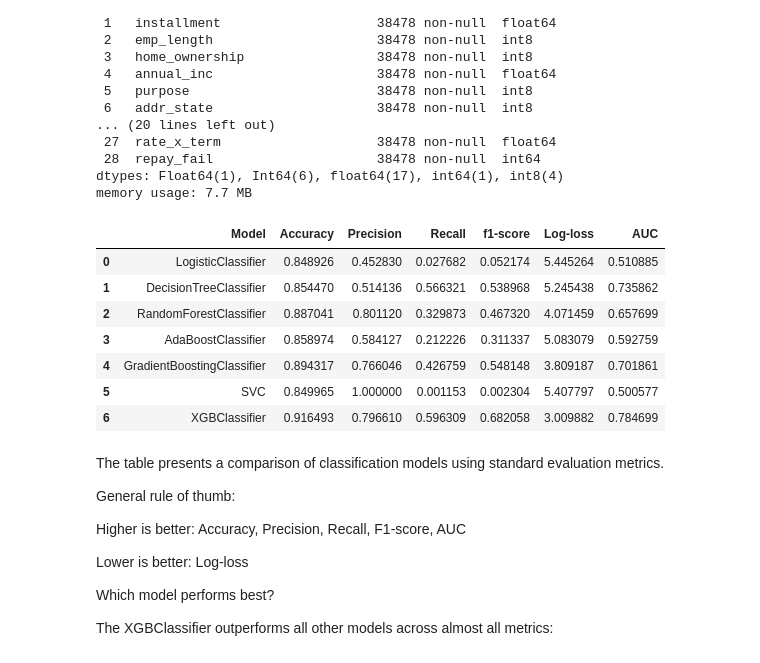
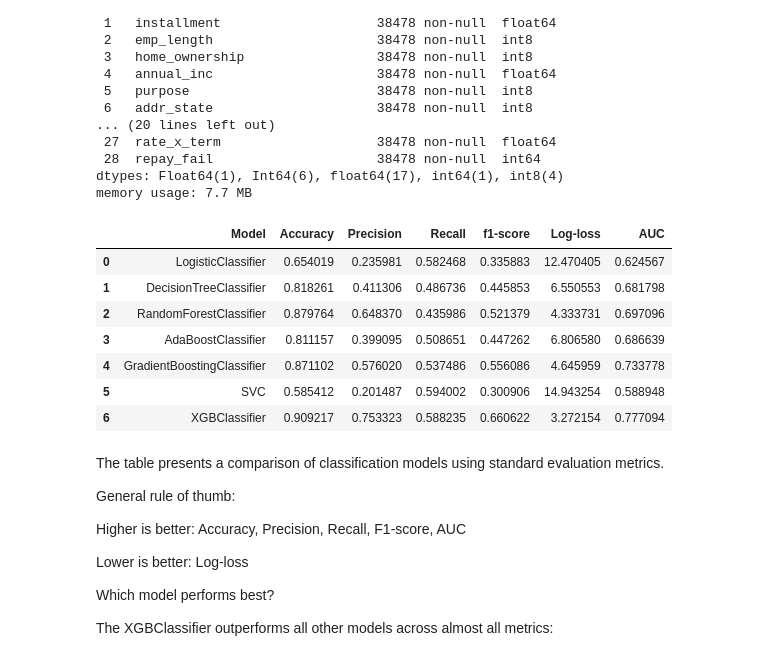
Before and after one commit to ruthreich-star/LoanDefault, a Jupyter notebook: LoanDeaultModel_final66.ipynb, the cells around one changed output. Saved outputs shown, nothing was run; the diff lists cells and outputs as text; code cells hidden in the pictures.

```diff
--- a/LoanDeaultModel_final66.ipynb
+++ b/LoanDeaultModel_final66.ipynb
@@ -123,6 +123,7 @@ df_model = df.drop(columns=['id'], errors='ignore')
 from sklearn.model_selection import train_test_split
 #df_model = df.copy()
 # Assuming df_model is already defined and contains the necessary features and target variable
+
 
 # Define the target and feature set
 X = df_model.drop(columns=['repay_fail'])
@@ -146,6 +147,21 @@ test_percent = (X_test.shape[0] / total_samples) * 100
 print(f"Training set size: {train_percent:.2f}%")
 print(f"Validation (Dev) set size: {dev_percent:.2f}%")
 print(f"Testing set size: {test_percent:.2f}%")
+
+# --- Apply class balancing on training data ---
+from imblearn.combine import SMOTETomek
+
+# Initialize SMOTETomek
+smt = SMOTETomek(random_state=47)
+# Convert the entire dataframes to float32
+X_train = X_train.astype('float32')
+X_test = X_test.astype('float32')
+
+# Apply it only on the training set
+X_train_res, y_train_res = smt.fit_resample(X_train, y_train)
+
+print("Before balancing:", y_train.value_counts())
+print("After balancing:", y_train_res.value_counts())
 # %% [output]
 Training set size: 70.00%
 Validation (Dev) set size: 15.00%
@@ -199,41 +223,41 @@ def classificationMetrics(y, yhat):
            'Precision':prf1[0][1],
            'Recall': prf1[1][1],
            'f1-score': prf1[2][1],
            'Log-loss': metrics.log_loss(y,yhat),
            'AUC': metrics.roc_auc_score(y,yhat)
           }
     return res
 # --- models dictionary ---
 models = {
     "LogisticClassifier": LogisticRegression(),
     "DecisionTreeClassifier": DecisionTreeClassifier(),
     "RandomForestClassifier": RandomForestClassifier(),
     "AdaBoostClassifier": AdaBoostClassifier(),
     "GradientBoostingClassifier": GradientBoostingClassifier(),
     "SVC": SVC(),
     "XGBClassifier": xgboost.XGBClassifier(objective="reg:squarederror")
 }
 
 # --- train, predict, and evaluate on DEV set ---
 results = []
 for name, model in models.items():
-    model.fit(X_train, y_train)
+    model.fit(X_train_res, y_train_res)
     y_dev_pred = model.predict(X_dev)
     m = classificationMetrics(y_dev, y_dev_pred)
     results.append({"Model": name, **m})
 
 # --- results table ---
 df_results = pd.DataFrame(results)
 df_results
 # %% [output]
 |  | Model | Accuracy | Precision | Recall | f1-score | Log-loss | AUC |
-| 0 | LogisticClassifier | 0.848926 | 0.452830 | 0.027682 | 0.052174 | 5.445264 | 0.510885 |
-| 1 | DecisionTreeClassifier | 0.854470 | 0.514136 | 0.566321 | 0.538968 | 5.245438 | 0.735862 |
-| 2 | RandomForestClassifier | 0.887041 | 0.801120 | 0.329873 | 0.467320 | 4.071459 | 0.657699 |
-| 3 | AdaBoostClassifier | 0.858974 | 0.584127 | 0.212226 | 0.311337 | 5.083079 | 0.592759 |
-| 4 | GradientBoostingClassifier | 0.894317 | 0.766046 | 0.426759 | 0.548148 | 3.809187 | 0.701861 |
-| 5 | SVC | 0.849965 | 1.000000 | 0.001153 | 0.002304 | 5.407797 | 0.500577 |
-| 6 | XGBClassifier | 0.916493 | 0.796610 | 0.596309 | 0.682058 | 3.009882 | 0.784699 |
+| 0 | LogisticClassifier | 0.654019 | 0.235981 | 0.582468 | 0.335883 | 12.470405 | 0.624567 |
+| 1 | DecisionTreeClassifier | 0.818261 | 0.411306 | 0.486736 | 0.445853 | 6.550553 | 0.681798 |
+| 2 | RandomForestClassifier | 0.879764 | 0.648370 | 0.435986 | 0.521379 | 4.333731 | 0.697096 |
+| 3 | AdaBoostClassifier | 0.811157 | 0.399095 | 0.508651 | 0.447262 | 6.806580 | 0.686639 |
+| 4 | GradientBoostingClassifier | 0.871102 | 0.576020 | 0.537486 | 0.556086 | 4.645959 | 0.733778 |
+| 5 | SVC | 0.585412 | 0.201487 | 0.594002 | 0.300906 | 14.943254 | 0.588948 |
+| 6 | XGBClassifier | 0.909217 | 0.753323 | 0.588235 | 0.660622 | 3.272154 | 0.777094 |
 # %% [markdown]
 The table presents a comparison of classification models using standard evaluation metrics.
 
```
Also changed, not shown: parts of 6 cells of this notebook.
